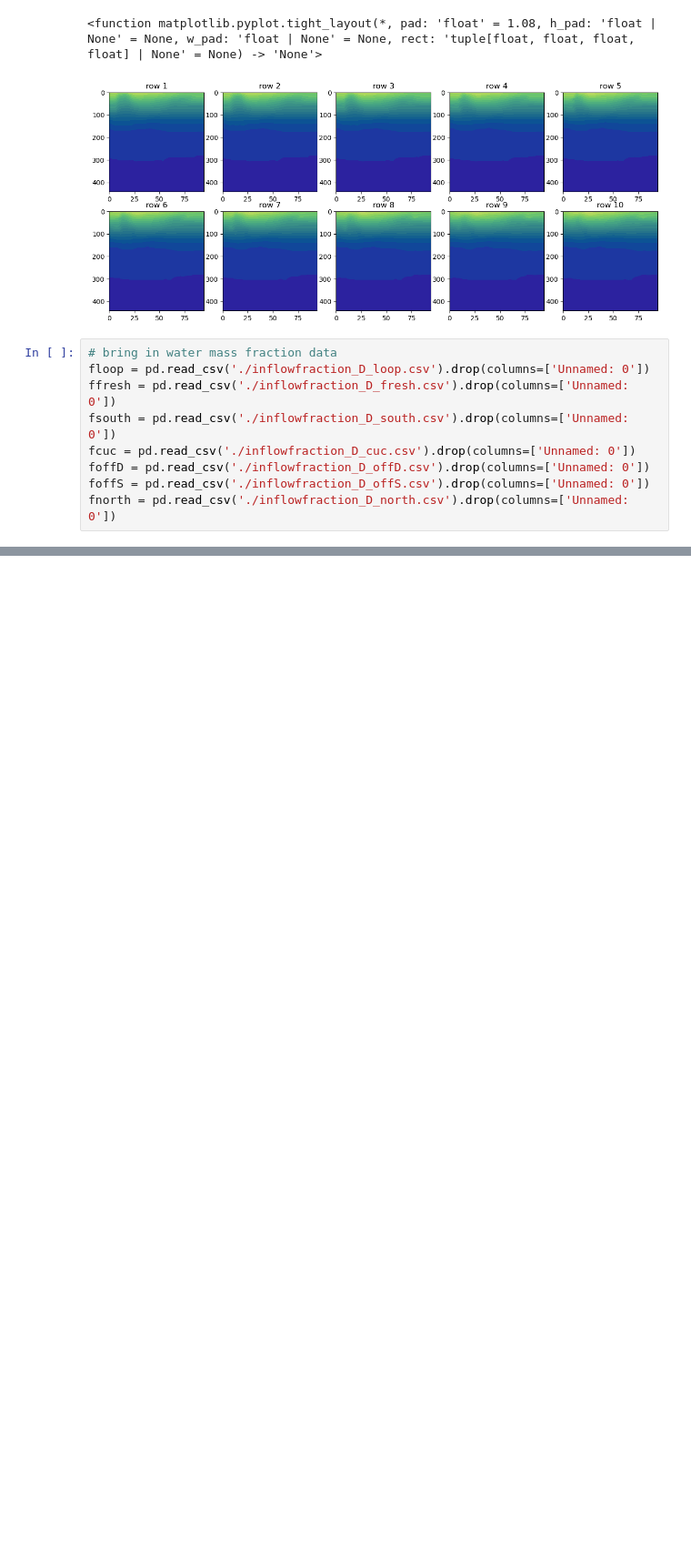
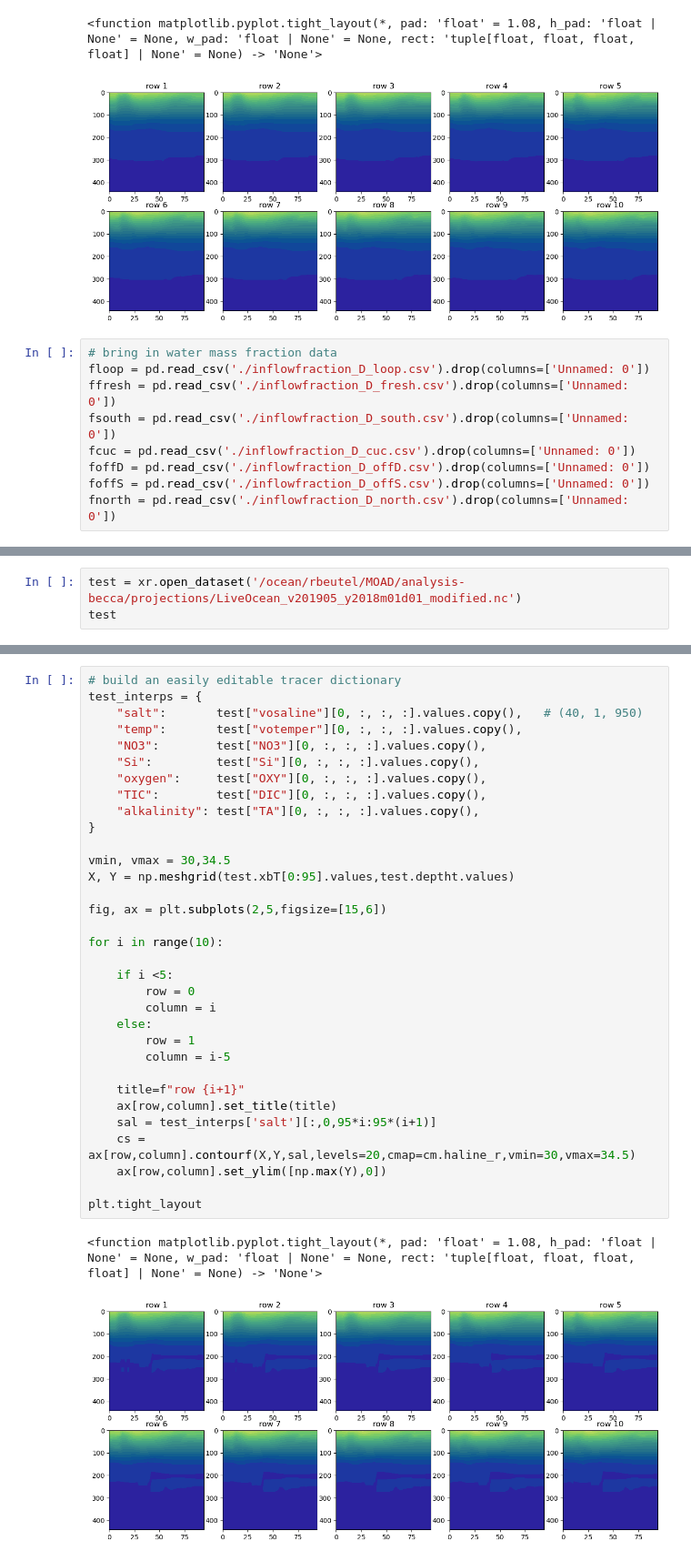
Before and after one commit to UBC-MOAD/analysis-becca, a Jupyter notebook: projections/bdy_play.ipynb, the cells around one changed output, grey strips where cells are left out. Shown at 91% size. Cells and saved outputs as stored; diff of their text form; blank space fills up the shorter version.

```diff
--- a/projections/bdy_play.ipynb
+++ b/projections/bdy_play.ipynb
@@ -133,0 +218,3 @@ plt.tight_layout
+# %%
+test = xr.open_dataset('/ocean/rbeutel/MOAD/analysis-becca/projections/LiveOcean_v201905_y2018m01d01_modified.nc')
+test
@@ -133,0 +239,36 @@ plt.tight_layout
+# %%
+# build an easily editable tracer dictionary
+test_interps = {
+    "salt":       test["vosaline"][0, :, :, :].values.copy(),   # (40, 1, 950)
+    "temp":       test["votemper"][0, :, :, :].values.copy(),
+    "NO3":        test["NO3"][0, :, :, :].values.copy(),
+    "Si":         test["Si"][0, :, :, :].values.copy(),
+    "oxygen":     test["OXY"][0, :, :, :].values.copy(),
+    "TIC":        test["DIC"][0, :, :, :].values.copy(),
+    "alkalinity": test["TA"][0, :, :, :].values.copy(),
+}
+
+vmin, vmax = 30,34.5
+X, Y = np.meshgrid(test.xbT[0:95].values,test.deptht.values)
+
+fig, ax = plt.subplots(2,5,figsize=[15,6])
+
+for i in range(10):
+
+    if i <5:
+        row = 0
+        column = i
+    else:
+        row = 1
+        column = i-5
+
+    title=f"row {i+1}"
+    ax[row,column].set_title(title)
+    sal = test_interps['salt'][:,0,95*i:95*(i+1)]
+    cs = ax[row,column].contourf(X,Y,sal,levels=20,cmap=cm.haline_r,vmin=30,vmax=34.5)
+    ax[row,column].set_ylim([np.max(Y),0])
+
+plt.tight_layout
+# %% [output]
+<function matplotlib.pyplot.tight_layout(*, pad: 'float' = 1.08, h_pad: 'float | None' = None, w_pad: 'float | None' = None, rect: 'tuple[float, float, float, float] | None' = None) -> 'None'>
+[figure, added]
```
Also changed, not shown: parts of 15 cells of this notebook.
